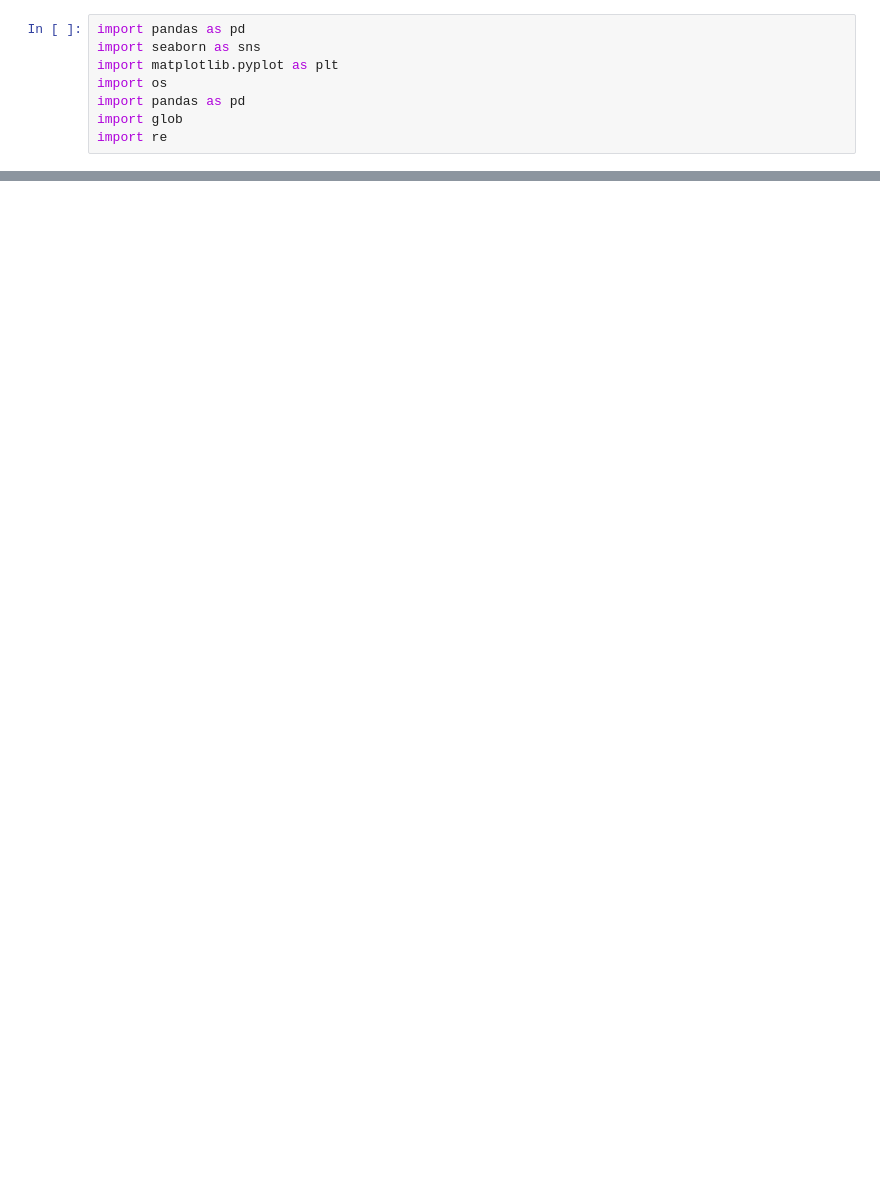
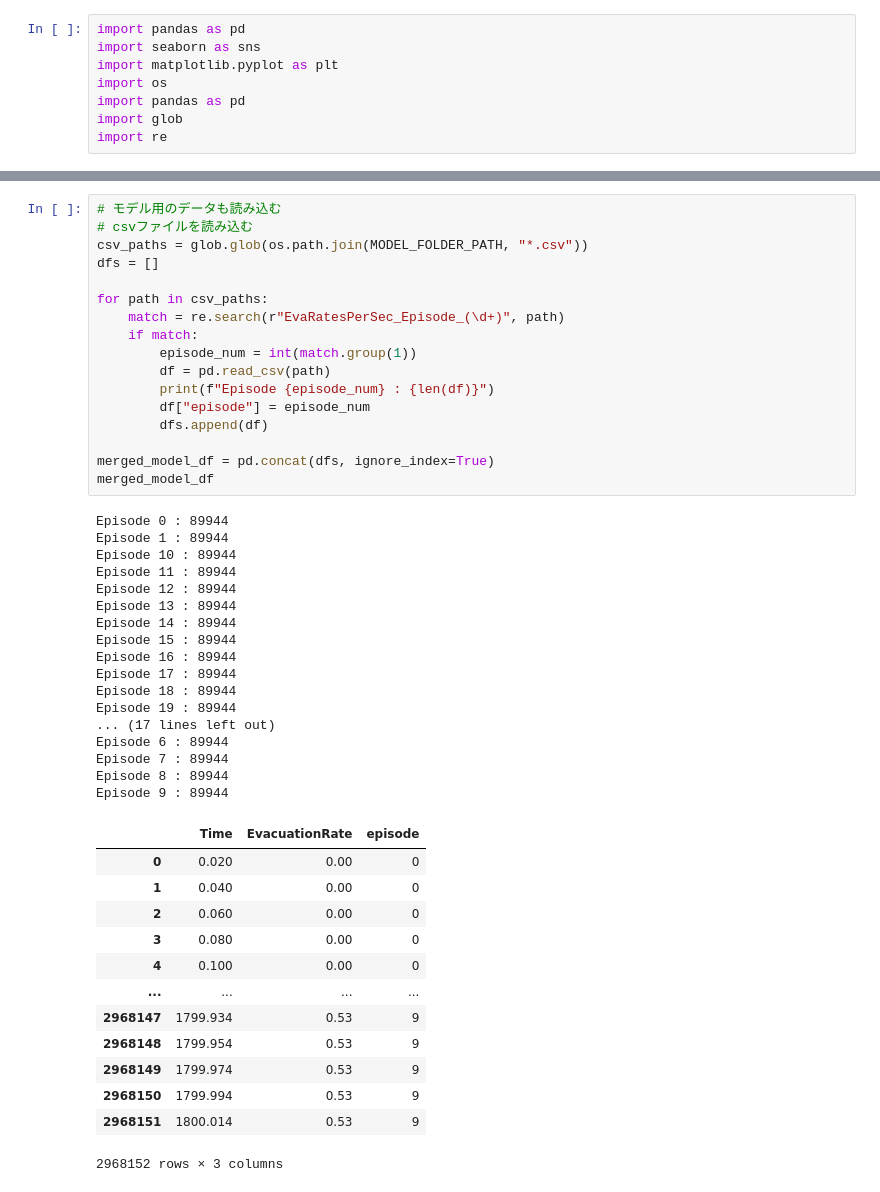
Before and after one commit to Rikkyo-MiyayuLab/PLATEAU-Tutorial, a Jupyter notebook: src/plateau_tutorial/graph.ipynb, the cells around one changed output, grey strips where cells are left out. Cells and saved outputs as stored; diff of their text form; blank space fills up the shorter version.

```diff
--- a/src/plateau_tutorial/graph.ipynb
+++ b/src/plateau_tutorial/graph.ipynb
@@ -28,0 +60,48 @@ merged_df
+# %%
+# モデル用のデータも読み込む
+# csvファイルを読み込む
+csv_paths = glob.glob(os.path.join(MODEL_FOLDER_PATH, "*.csv"))
+dfs = []
+
+for path in csv_paths:
+    match = re.search(r"EvaRatesPerSec_Episode_(\d+)", path)
+    if match:
+        episode_num = int(match.group(1))
+        df = pd.read_csv(path)
+        print(f"Episode {episode_num} : {len(df)}")
+        df["episode"] = episode_num
+        dfs.append(df)
+
+merged_model_df = pd.concat(dfs, ignore_index=True)
+merged_model_df
+# %% [output]
+Episode 0 : 89944
+Episode 1 : 89944
+Episode 10 : 89944
+Episode 11 : 89944
+Episode 12 : 89944
+Episode 13 : 89944
+Episode 14 : 89944
+Episode 15 : 89944
+Episode 16 : 89944
+Episode 17 : 89944
+Episode 18 : 89944
+Episode 19 : 89944
+... (17 lines left out)
+Episode 6 : 89944
+Episode 7 : 89944
+Episode 8 : 89944
+Episode 9 : 89944
+|  | Time | EvacuationRate | episode |
+| 0 | 0.020 | 0.00 | 0 |
+| 1 | 0.040 | 0.00 | 0 |
+| 2 | 0.060 | 0.00 | 0 |
+| 3 | 0.080 | 0.00 | 0 |
+| 4 | 0.100 | 0.00 | 0 |
+| ... | ... | ... | ... |
+| 2968147 | 1799.934 | 0.53 | 9 |
+| 2968148 | 1799.954 | 0.53 | 9 |
+| 2968149 | 1799.974 | 0.53 | 9 |
+| 2968150 | 1799.994 | 0.53 | 9 |
+| 2968151 | 1800.014 | 0.53 | 9 |
+2968152 rows × 3 columns
```
Also changed, not shown: parts of 9 cells of this notebook, 6 other files.
